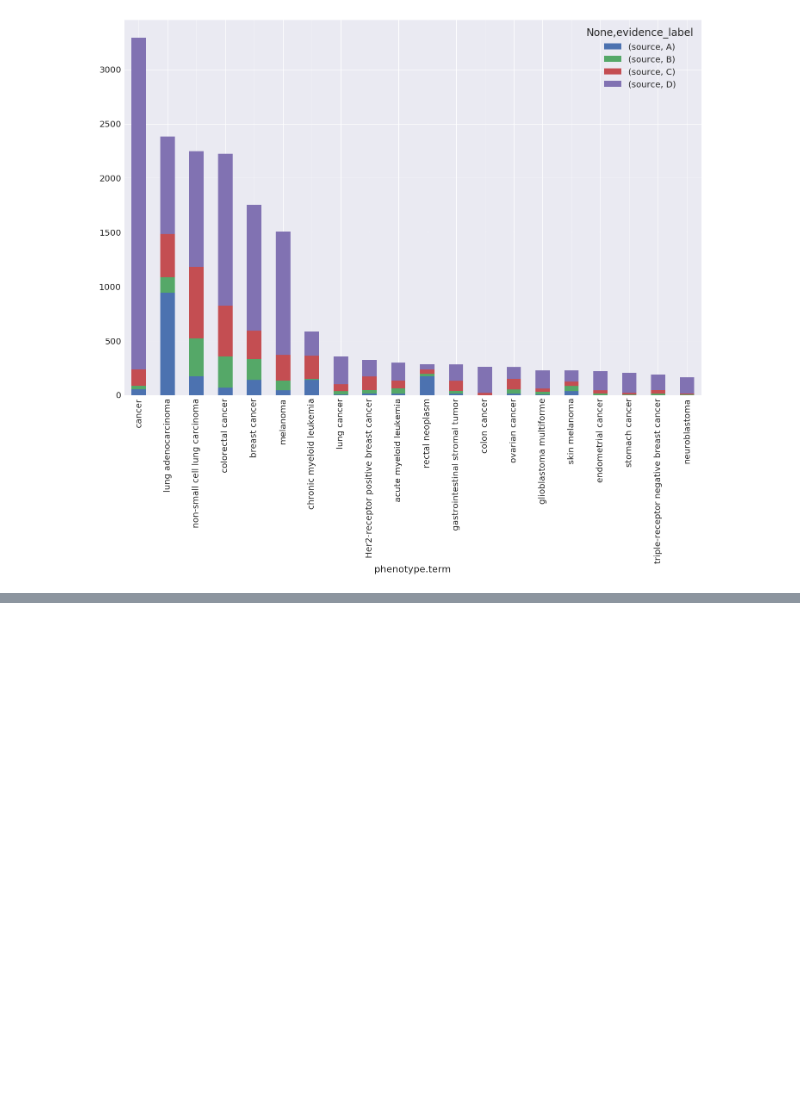
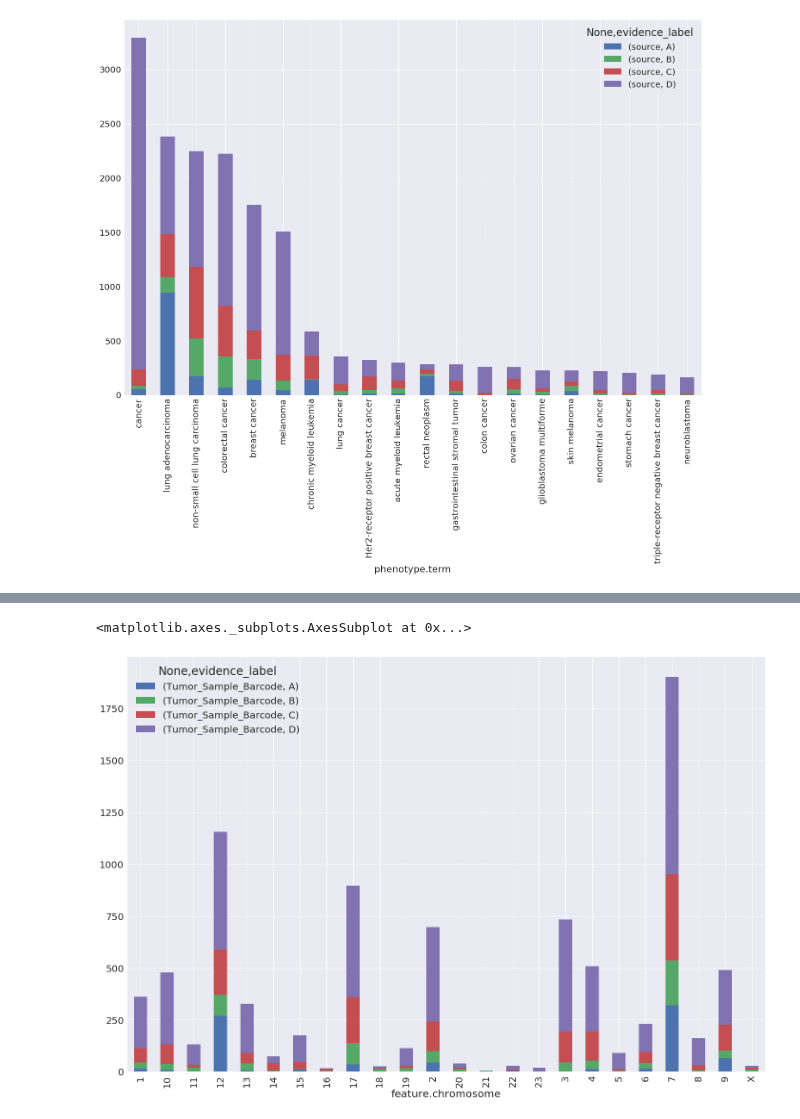
Before and after one commit to ohsu-comp-bio/g2p-aggregator, a Jupyter notebook: notebooks/associations_dataframe.ipynb, the cells around one changed output, grey strips where cells are left out. Saved outputs shown, nothing was run; the diff lists cells and outputs as text; code cells hidden in the pictures; blank space fills up the shorter version.

```diff
--- a/notebooks/associations_dataframe.ipynb
+++ b/notebooks/associations_dataframe.ipynb
@@ -145,0 +233,13 @@ table.head(20).plot(kind='bar',  stacked=True,  figsize=(24, 16), legend=None)
+# %%
+
+# create a pivot table to sum publication count by phenotype and chromosome
+table = pd.pivot_table(genie_associations_df,
+                       index=['feature.chromosome'],
+                       columns=['evidence_label'],
+                       values=['Tumor_Sample_Barcode'],
+                       aggfunc=lambda _id: len(_id.unique()),
+                       fill_value=0)
+table.plot(kind='bar',  stacked=True,  figsize=(24, 16) )
+# %% [output]
+<matplotlib.axes._subplots.AxesSubplot at 0x...>
+[figure, added]
```
Also changed, not shown: parts of 15 cells of this notebook, 2 other files.
